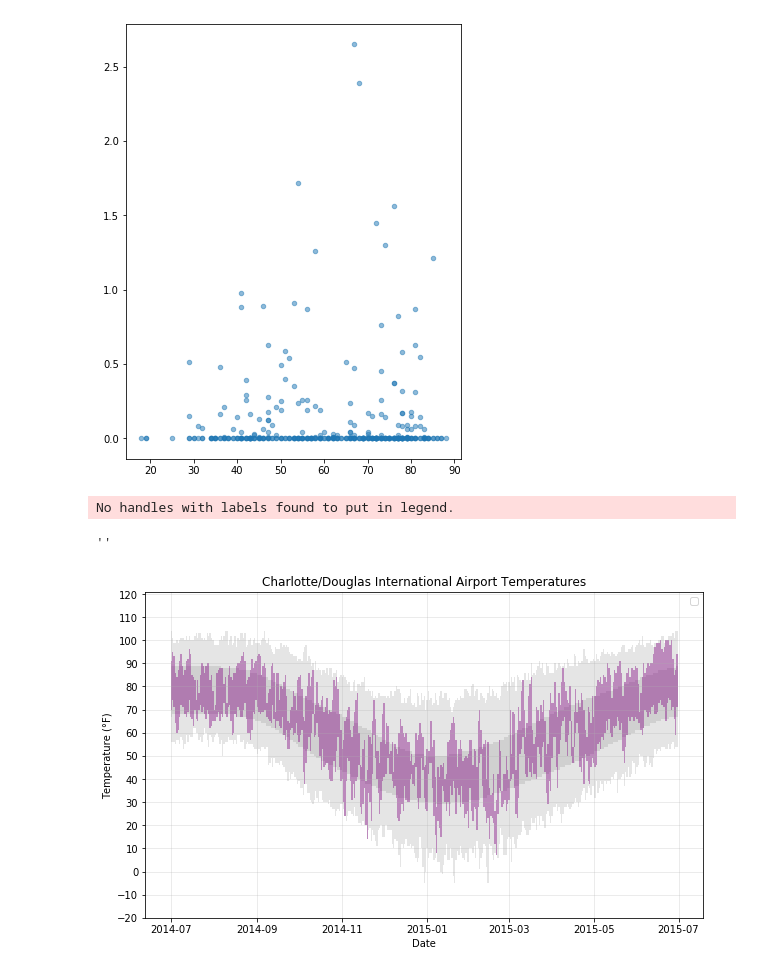
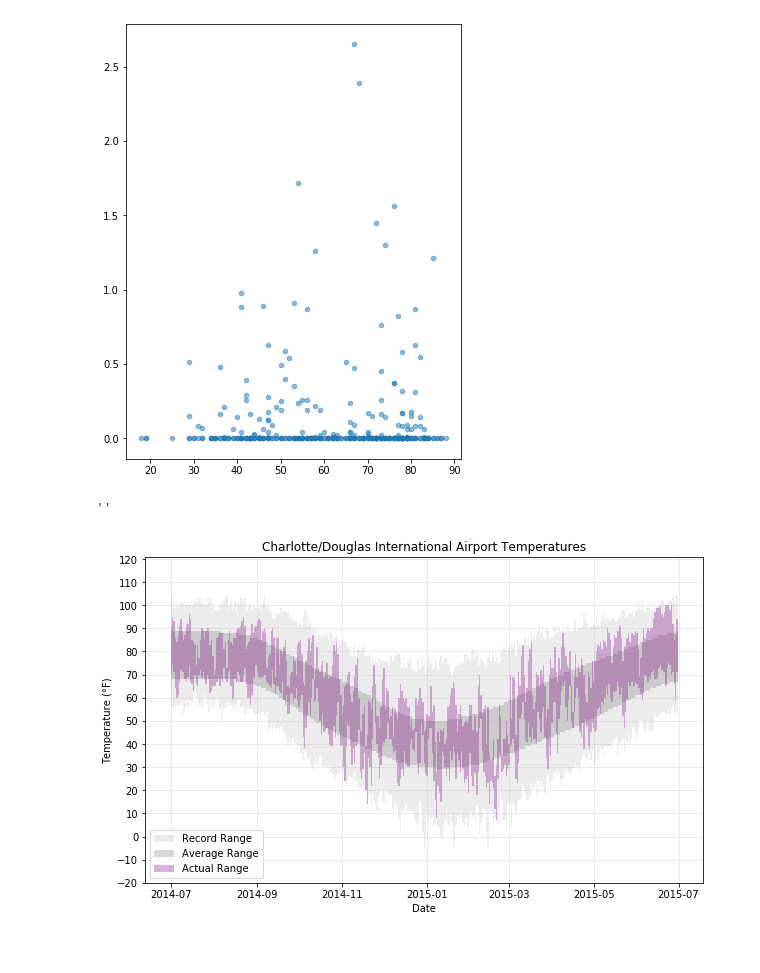
Before and after one commit to sn-ekstrand/weather-data-analysis, a Jupyter notebook: Untitled.ipynb, the cells around one changed output. Cells and saved outputs as stored; diff of their text form; code cells hidden in the pictures.

```diff
--- a/Untitled.ipynb
+++ b/Untitled.ipynb
@@ -97,41 +97,42 @@ ax.scatter(df_kclt['actual_mean_temp'],
 # %%
 fig, ax = plt.subplots(figsize=(10,6))
 
 temp_range = (-20, 121)
 
 ax.set_title('Charlotte/Douglas International Airport Temperatures')
 ax.set_ylim(temp_range)
 ax.set_yticks([x for x in range(temp_range[0], temp_range[1], 10)])
 # ax.set_xticks()
 ax.set_ylabel('Temperature (°F)')
 ax.set_xlabel('Date')
 ax.grid(alpha=0.5, linewidth=0.5)
 
-ax.legend()
-
 ax.bar(x=df_kclt.index,
        height=df_kclt['record_max_temp'] - df_kclt['record_min_temp'],
        bottom=df_kclt['record_min_temp'],
        color='gray',
-       alpha=0.2,
-       width=1.0)
+       alpha=0.15,
+       width=1.0,
+       label='Record Range')
 
 ax.bar(x=df_kclt.index,
        height=df_kclt['average_max_temp'] - df_kclt['average_min_temp'],
        bottom=df_kclt['average_min_temp'],
        color='gray',
-       alpha=0.2,
-       width=1.0)
+       alpha=0.3,
+       width=1.0,
+       label='Average Range')
 
 ax.bar(x=df_kclt.index,
        height=df_kclt['actual_max_temp'] - df_kclt['actual_min_temp'],
        bottom=df_kclt['actual_min_temp'],
        color='purple',
-       alpha=0.4,
-       width=1.0)
+       alpha=0.3,
+       width=1.0,
+       label='Actual Range')
 
+ax.legend()
 ;
 # %% [output]
-No handles with labels found to put in legend.
+''
-''
-[figure, old version]
+[figure, new version]
```
Also changed, not shown: parts of 2 cells of this notebook.
